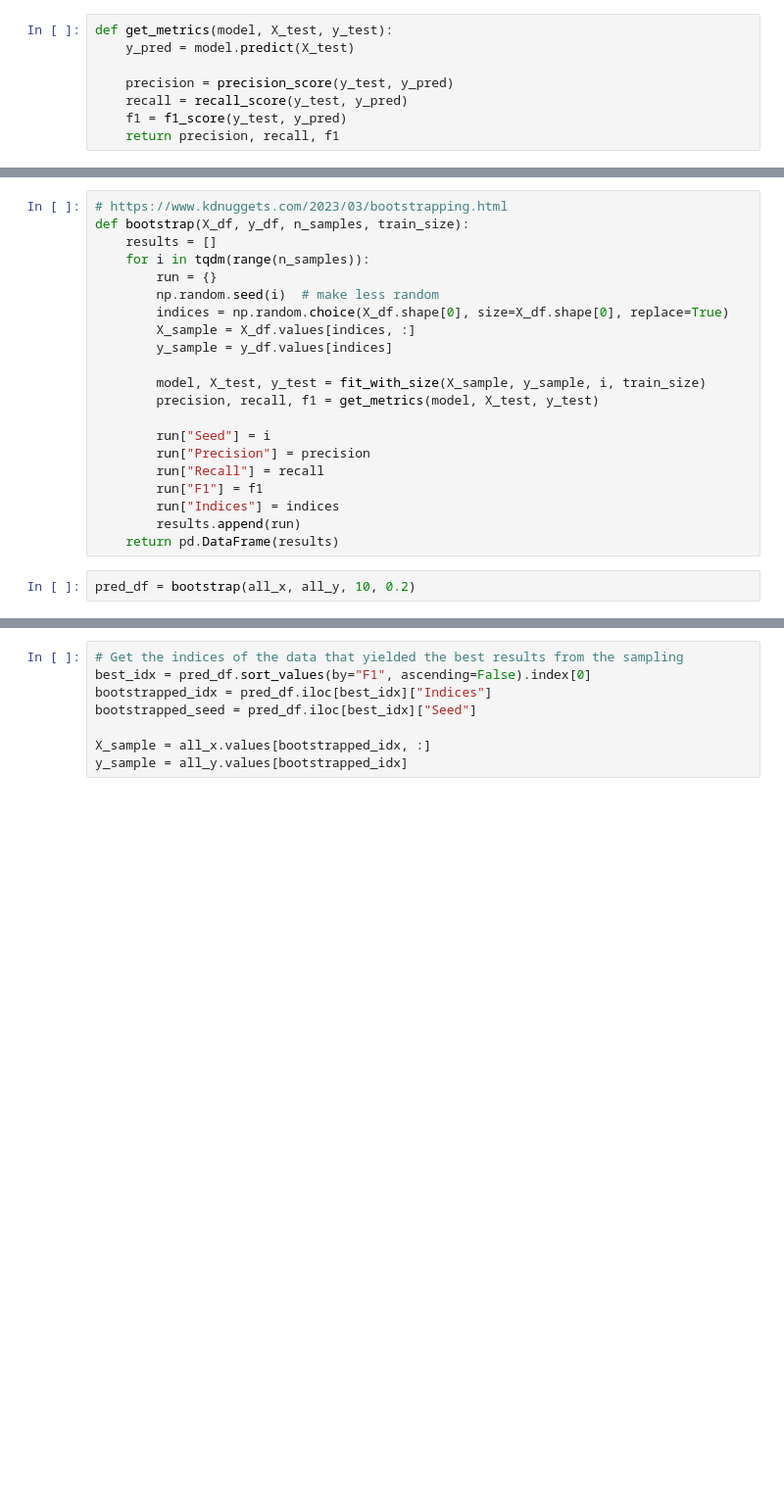
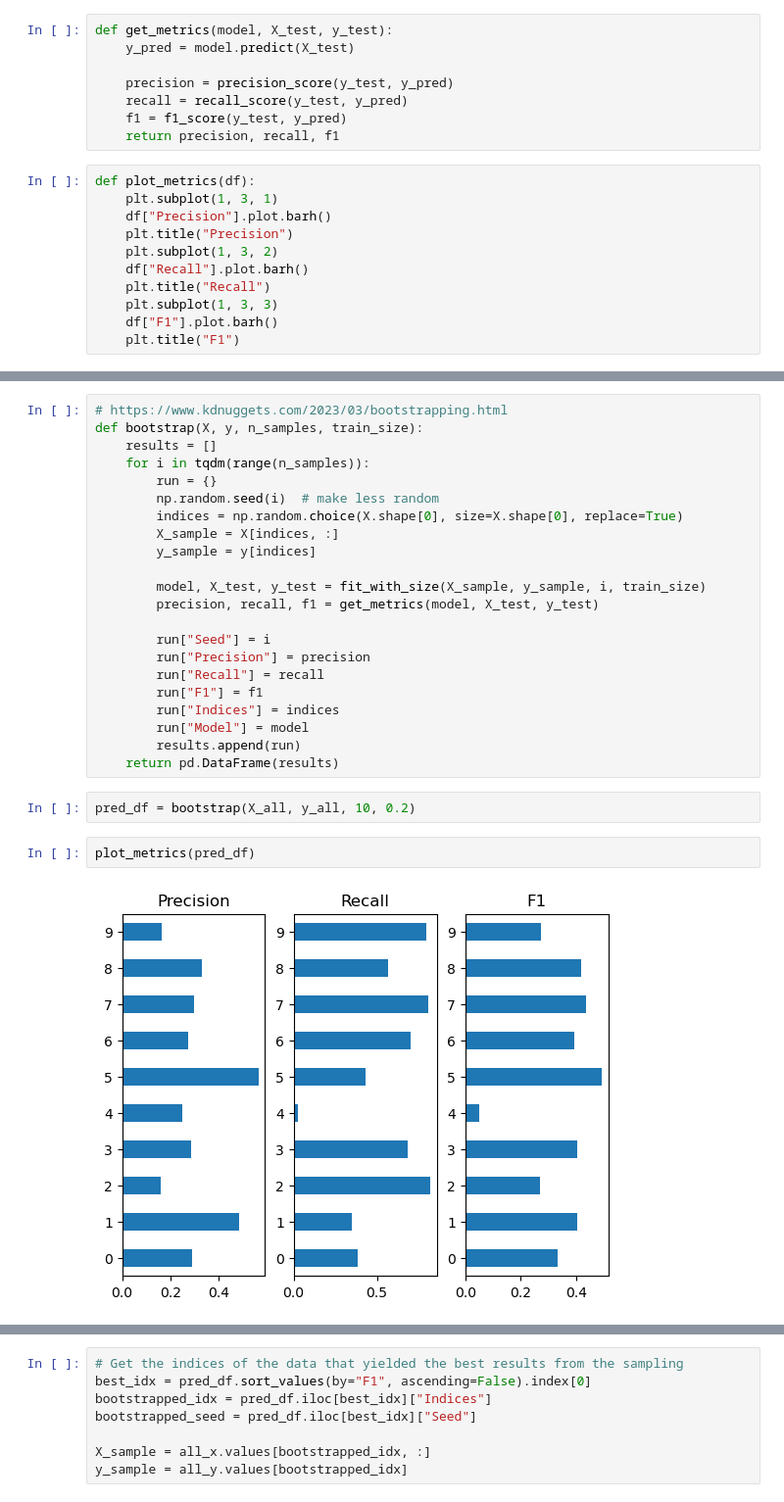
Before and after one commit to ethanyang-sjsu/Cmpe256_CreditCard, a Jupyter notebook: sb_2.ipynb, the cells around one changed output, grey strips where cells are left out. Shown: that part at 98% size. Drawn from its saved outputs; the diff is of its cells as text; blank space fills up the shorter version.

```diff
--- a/sb_2.ipynb
+++ b/sb_2.ipynb
@@ -56,3 +60,14 @@ def get_metrics(model, X_test, y_test):
     recall = recall_score(y_test, y_pred)
     f1 = f1_score(y_test, y_pred)
     return precision, recall, f1
+# %%
+def plot_metrics(df):
+    plt.subplot(1, 3, 1)
+    df["Precision"].plot.barh()
+    plt.title("Precision")
+    plt.subplot(1, 3, 2)
+    df["Recall"].plot.barh()
+    plt.title("Recall")
+    plt.subplot(1, 3, 3)
+    df["F1"].plot.barh()
+    plt.title("F1")
@@ -59,13 +76,13 @@ def get_metrics(model, X_test, y_test):
 # %%
 # https://www.kdnuggets.com/2023/03/bootstrapping.html
-def bootstrap(X_df, y_df, n_samples, train_size):
+def bootstrap(X, y, n_samples, train_size):
     results = []
     for i in tqdm(range(n_samples)):
         run = {}
         np.random.seed(i)  # make less random
-        indices = np.random.choice(X_df.shape[0], size=X_df.shape[0], replace=True)
-        X_sample = X_df.values[indices, :]
-        y_sample = y_df.values[indices]
+        indices = np.random.choice(X.shape[0], size=X.shape[0], replace=True)
+        X_sample = X[indices, :]
+        y_sample = y[indices]
 
         model, X_test, y_test = fit_with_size(X_sample, y_sample, i, train_size)
         precision, recall, f1 = get_metrics(model, X_test, y_test)
@@ -75,7 +92,12 @@ def bootstrap(X_df, y_df, n_samples, train_size):
         run["Recall"] = recall
         run["F1"] = f1
         run["Indices"] = indices
+        run["Model"] = model
         results.append(run)
     return pd.DataFrame(results)
 # %%
-pred_df = bootstrap(all_x, all_y, 10, 0.2)
+pred_df = bootstrap(X_all, y_all, 10, 0.2)
+# %%
+plot_metrics(pred_df)
+# %% [output]
+[figure, added]
```
Also changed, not shown: parts of 11 cells of this notebook.
